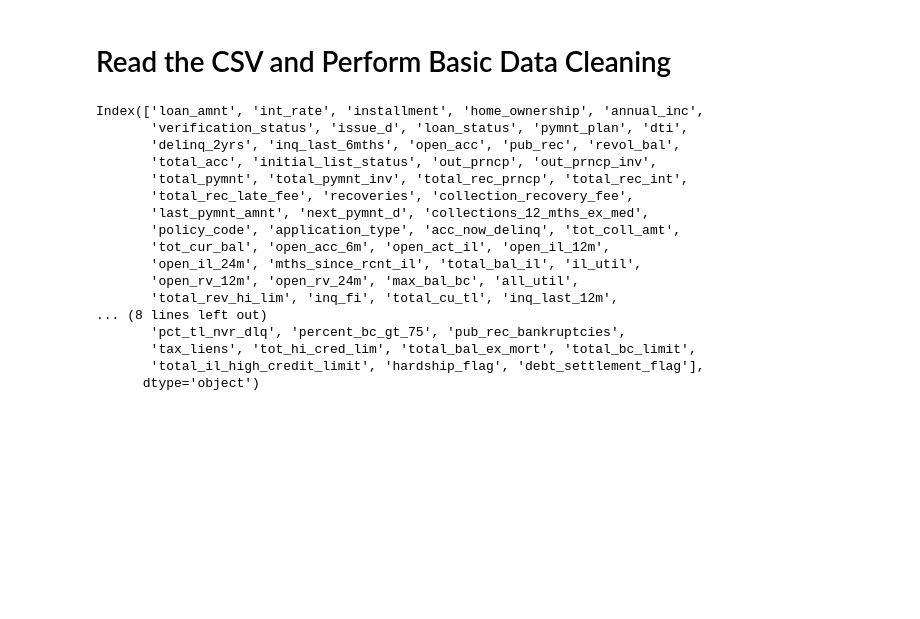
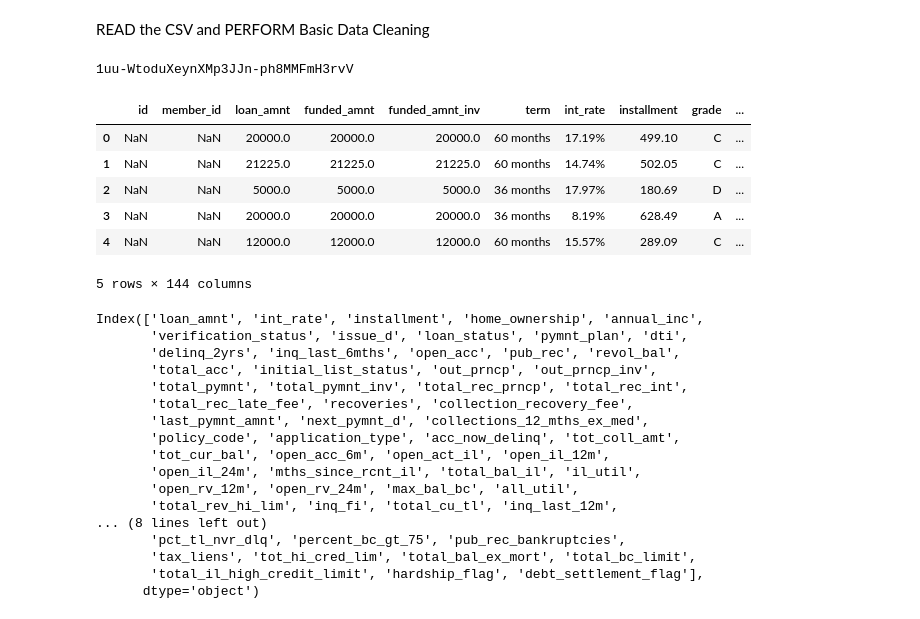
Before and after one commit to knittelc/Credit_Risk_Analysis, a Jupyter notebook: credit_risk_ensemble.ipynb, the cells around one changed output. Drawn from its saved outputs; the diff is of its cells as text; code cells hidden in the pictures; blank space fills up the shorter version.

```diff
--- a/credit_risk_ensemble.ipynb
+++ b/credit_risk_ensemble.ipynb
@@ -34,8 +13,43 @@ from collections import Counter
 from sklearn.metrics import balanced_accuracy_score
 from sklearn.metrics import confusion_matrix
 from imblearn.metrics import classification_report_imbalanced
+# %%
+!pip install -U -q PyDrive
+from pydrive.auth import GoogleAuth
+from pydrive.drive import GoogleDrive
+from google.colab import auth
+from oauth2client.client import GoogleCredentials
+# Authenticate and create the PyDrive client.
+auth.authenticate_user()
+gauth = GoogleAuth()
+gauth.credentials = GoogleCredentials.get_application_default()
+drive = GoogleDrive(gauth)
 # %% [markdown]
-# Read the CSV and Perform Basic Data Cleaning
+READ the CSV and PERFORM Basic Data Cleaning
+# %%
+link = 'https://drive.google.com/file/d/1uu-WtoduXeynXMp3JJn-ph8MMFmH3rvV/view?usp=sharing'
+import pandas as pd
+
+# to get the id part of the file
+fluff, id = link.split("d/")
+id,fluff = id.split("/")
+print(id)
+# %% [output]
+1uu-WtoduXeynXMp3JJn-ph8MMFmH3rvV
+# %%
+downloaded = drive.CreateFile({'id':id})
+downloaded.GetContentFile('LoanStats_2019Q1.csv')
+
+df = pd.read_csv('LoanStats_2019Q1.csv', skiprows=1)[:-2]
+df.head()
+# %% [output]
+|  | id | member_id | loan_amnt | funded_amnt | funded_amnt_inv | term | int_rate | installment | grade | ... |
+| 0 | NaN | NaN | 20000.0 | 20000.0 | 20000.0 | 60 months | 17.19% | 499.10 | C | ... |
+| 1 | NaN | NaN | 21225.0 | 21225.0 | 21225.0 | 60 months | 14.74% | 502.05 | C | ... |
+| 2 | NaN | NaN | 5000.0 | 5000.0 | 5000.0 | 36 months | 17.97% | 180.69 | D | ... |
+| 3 | NaN | NaN | 20000.0 | 20000.0 | 20000.0 | 36 months | 8.19% | 628.49 | A | ... |
+| 4 | NaN | NaN | 12000.0 | 12000.0 | 12000.0 | 60 months | 15.57% | 289.09 | C | ... |
+5 rows × 144 columns
 # %%
 # https://help.lendingclub.com/hc/en-us/articles/215488038-What-do-the-different-Note-statuses-mean-
 
```
Also changed, not shown: parts of 17 cells of this notebook.
